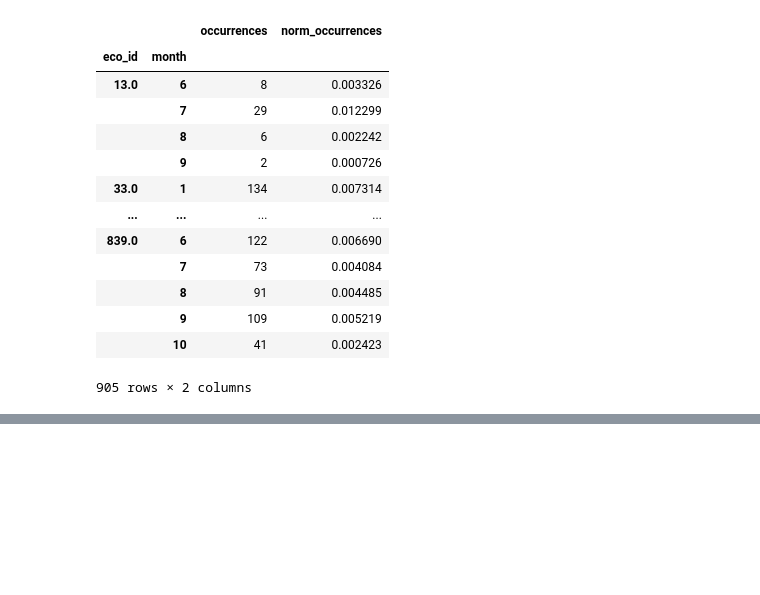
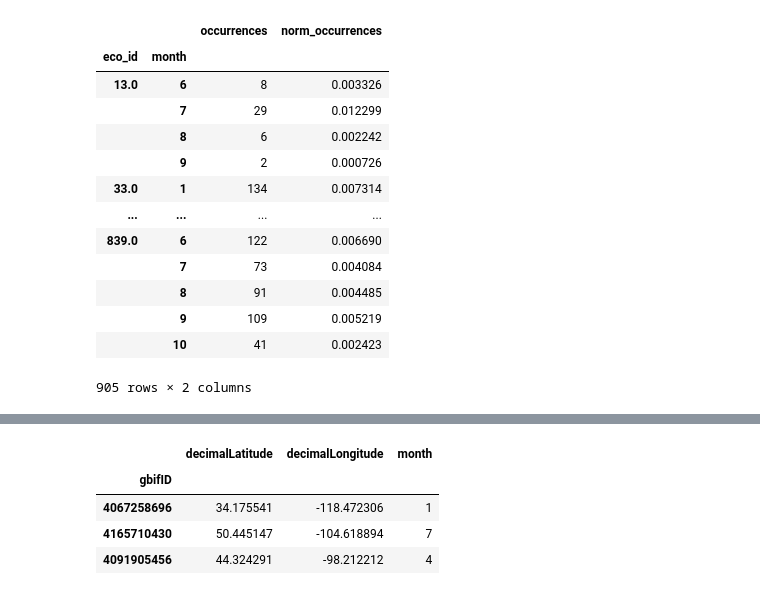
Before and after one commit to earthlab-education/species-distribution-coding-challenge-hanried, a Jupyter notebook: notebooks/05_pelican_migration.ipynb, the cells around one changed output, grey strips where cells are left out. Saved outputs shown, nothing was run; the diff lists cells and outputs as text; code cells hidden in the pictures; blank space fills up the shorter version.

```diff
--- a/notebooks/05_pelican_migration.ipynb
+++ b/notebooks/05_pelican_migration.ipynb
@@ -503,0 +536,8 @@ BokehModel(combine_events=True, render_bundle={'docs_json': {'3dfcd1df-77e6-4d62
+# %%
+pe_gbif_df.head(3)
+# %% [output]
+|  | decimalLatitude | decimalLongitude | month |
+| gbifID |  |  |  |
+| 4067258696 | 34.175541 | -118.472306 | 1 |
+| 4165710430 | 50.445147 | -104.618894 | 7 |
+| 4091905456 | 44.324291 | -98.212212 | 4 |
```
Also changed, not shown: parts of 7 cells of this notebook, 1 other file.
